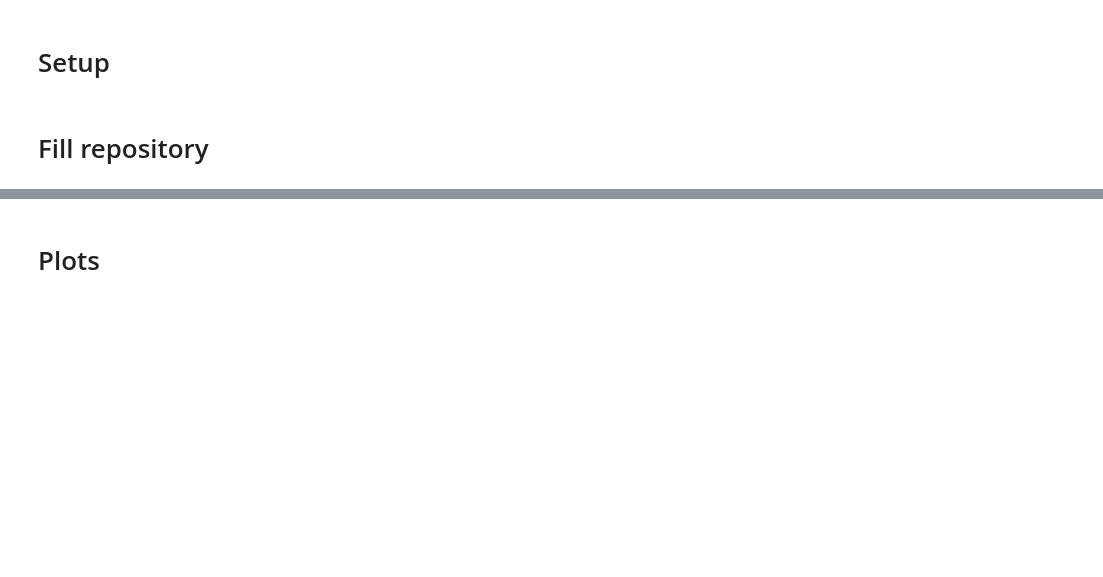
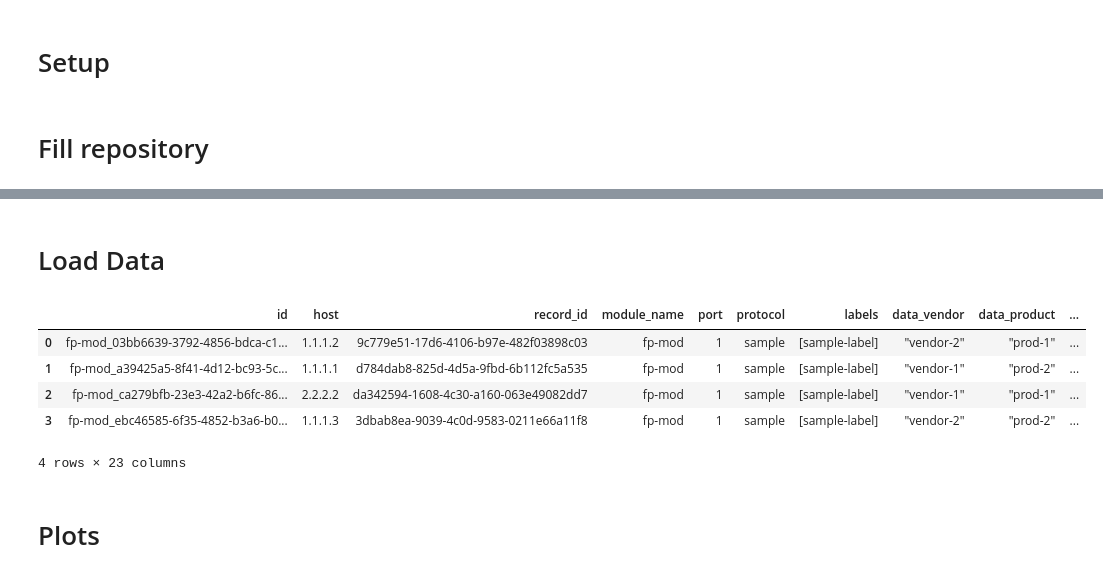
Before and after one commit to RicYaben/dice-mini, a Jupyter notebook: examples/example.ipynb, the cells around one changed output, grey strips where cells are left out. Cells and saved outputs as stored; diff of their text form; code cells hidden in the pictures; blank space fills up the shorter version.

```diff
--- a/examples/example.ipynb
+++ b/examples/example.ipynb
@@ -61,0 +54,2 @@ repo = engine.run(srcs)
+# %% [markdown]
+# Load Data
@@ -62,3 +63,24 @@ repo = engine.run(srcs)
+# %%
+from dice.query import query_fingerprinter
+
+asn_data = (
+    repo.get_records(source="asn")
+    .drop_duplicates(subset="ip")
+    .add_prefix("asn_")
+    .rename(columns={"asn_ip": "host"})
+)
+
+vr = repo.with_view("records", query_fingerprinter(repo, protocol="sample"))
+test_data = vr.collect()
+test_data = test_data.merge(asn_data, on="host", how="left")
+test_data
+# %% [output]
+|  | id | host | record_id | module_name | port | protocol | labels | data_vendor | data_product | ... |
+| 0 | fp-mod_03bb6639-3792-4856-bdca-c1... | 1.1.1.2 | 9c779e51-17d6-4106-b97e-482f03898c03 | fp-mod | 1 | sample | [sample-label] | "vendor-2" | "prod-1" | ... |
+| 1 | fp-mod_a39425a5-8f41-4d12-bc93-5c... | 1.1.1.1 | d784dab8-825d-4d5a-9fbd-6b112fc5a535 | fp-mod | 1 | sample | [sample-label] | "vendor-1" | "prod-2" | ... |
+| 2 | fp-mod_ca279bfb-23e3-42a2-b6fc-86... | 2.2.2.2 | da342594-1608-4c30-a160-063e49082dd7 | fp-mod | 1 | sample | [sample-label] | "vendor-1" | "prod-1" | ... |
+| 3 | fp-mod_ebc46585-6f35-4852-b3a6-b0... | 1.1.1.3 | 3dbab8ea-9039-4c0d-9583-0211e66a11f8 | fp-mod | 1 | sample | [sample-label] | "vendor-2" | "prod-2" | ... |
+4 rows × 23 columns
 # %% [markdown]
 # Plots
 # %%
```
Also changed, not shown: parts of 11 cells of this notebook, 46 other files.
